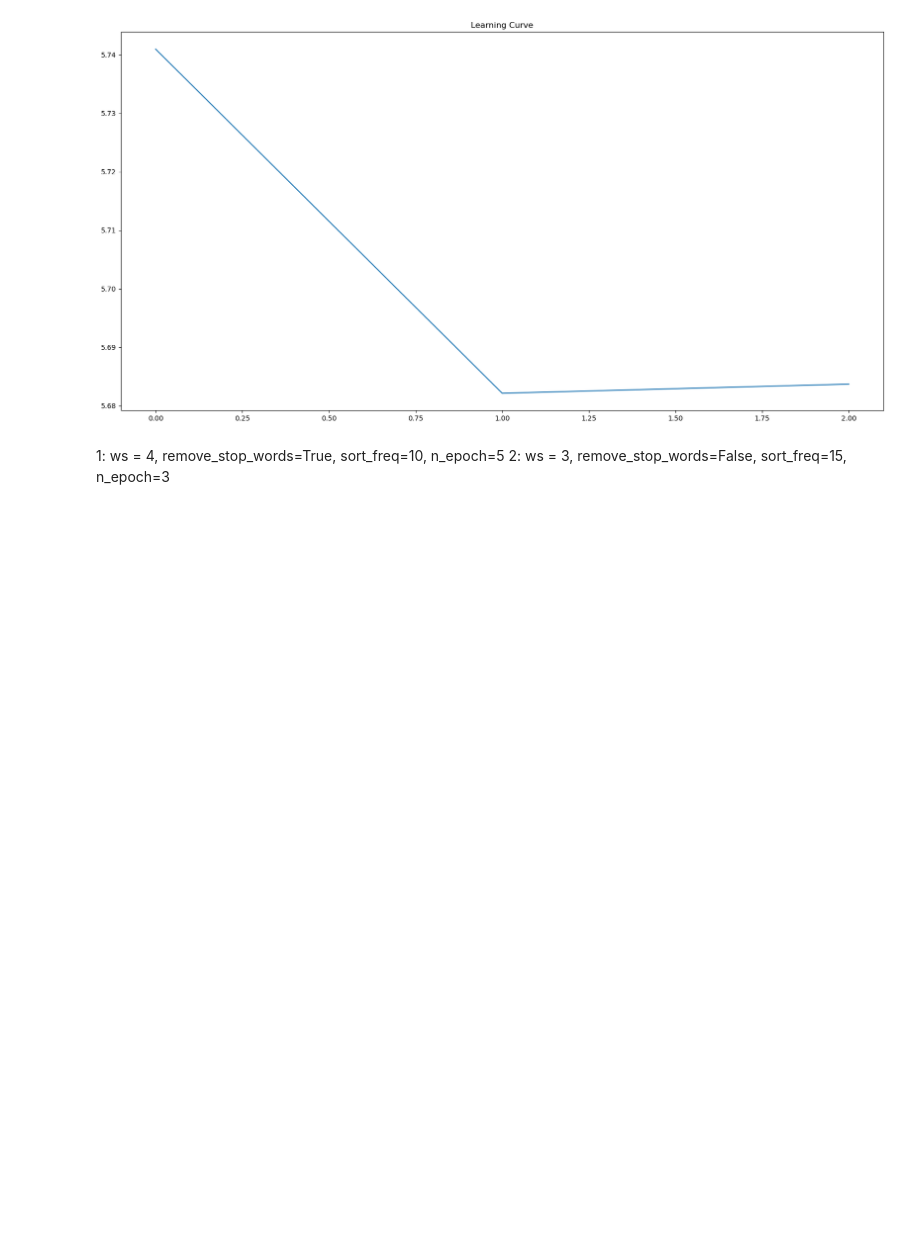
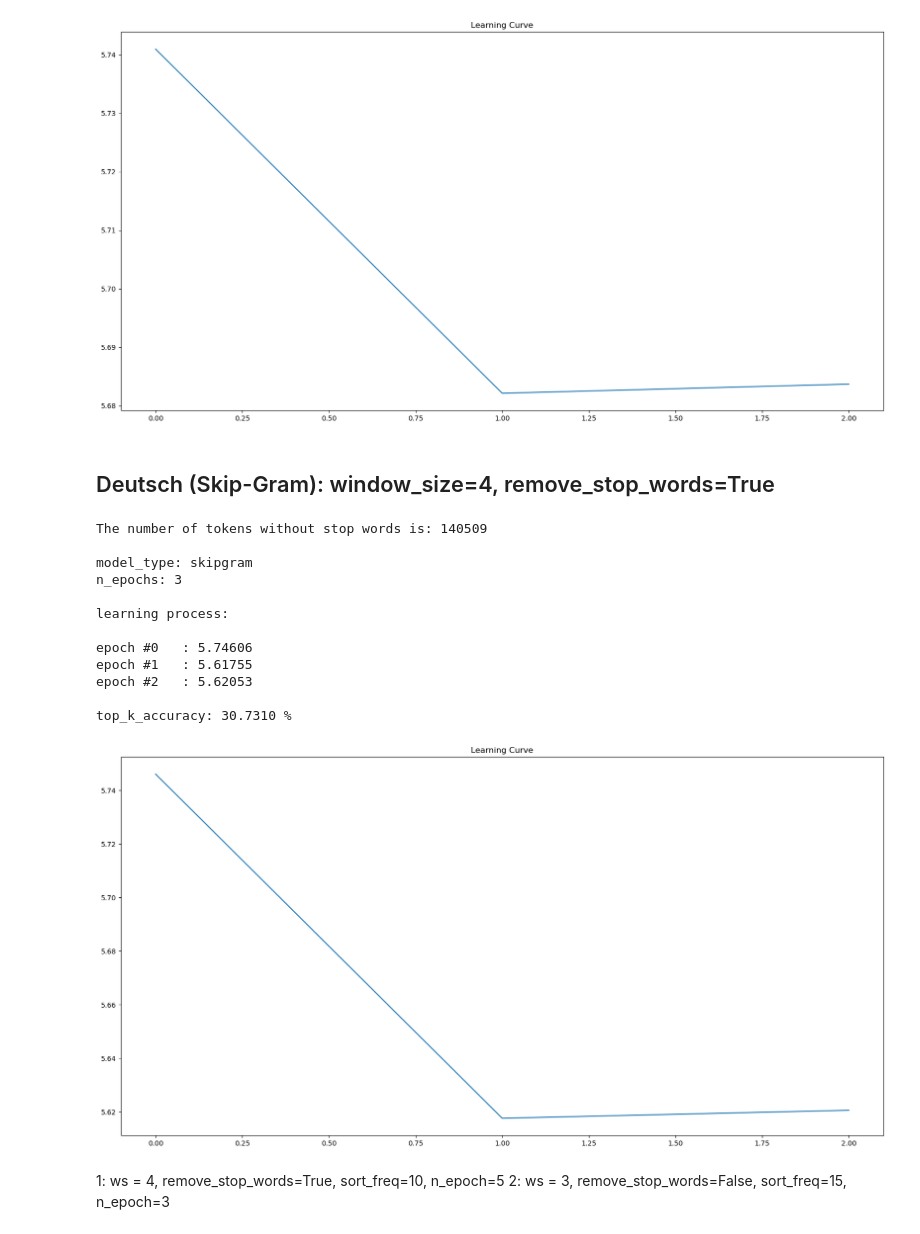
Before and after one commit to bourgeois-radical/philosophy2vec, a Jupyter notebook: notebooks/fit_model_and_save_embeddings.ipynb, the cells around one changed output. Drawn from its saved outputs; the diff is of its cells as text; code cells hidden in the pictures; blank space fills up the shorter version.

```diff
--- a/notebooks/fit_model_and_save_embeddings.ipynb
+++ b/notebooks/fit_model_and_save_embeddings.ipynb
@@ -153,3 +229,23 @@ with open('../embeddings/sg_kant_de_ws_3.pkl', 'wb') as f:  #wb - write binary
 
 # with open('../embeddings/sg_kant_eng.pkl', 'rb') as f:  #wb - write binary; rb - read binary
 #     sg_vocab_freq_kant_eng, sg_vocab_kant_eng, sg_embeddings_kant_eng = pickle.load(f)
+# %% [markdown]
+## Deutsch (Skip-Gram): window_size=4, remove_stop_words=True
+# %%
+sg_vocab_freq_kant_de_ws4, sg_vocab_kant_de_ws4, sg_embeddings_kant_de_ws4 = word2vec.fit(kant_de_raw, model_type='skipgram',
+                                                                                 eng=False, de=True, remove_stop_words=True,
+                                                                                 sort_freq=15, window_size=4, n_epochs=3)
+# %% [output]
+The number of tokens without stop words is: 140509
+
+model_type: skipgram
+n_epochs: 3
+
+learning process:
+
+epoch #0   : 5.74606
+epoch #1   : 5.61755
+epoch #2   : 5.62053
+
+top_k_accuracy: 30.7310 %
+[figure, added]
```
Also changed, not shown: parts of 23 cells of this notebook, 11 other files.
